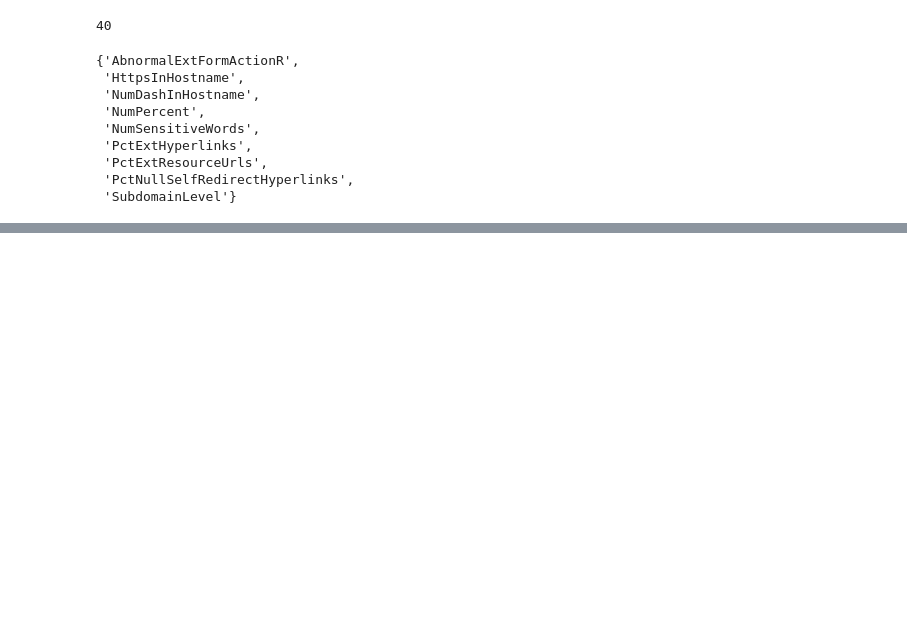
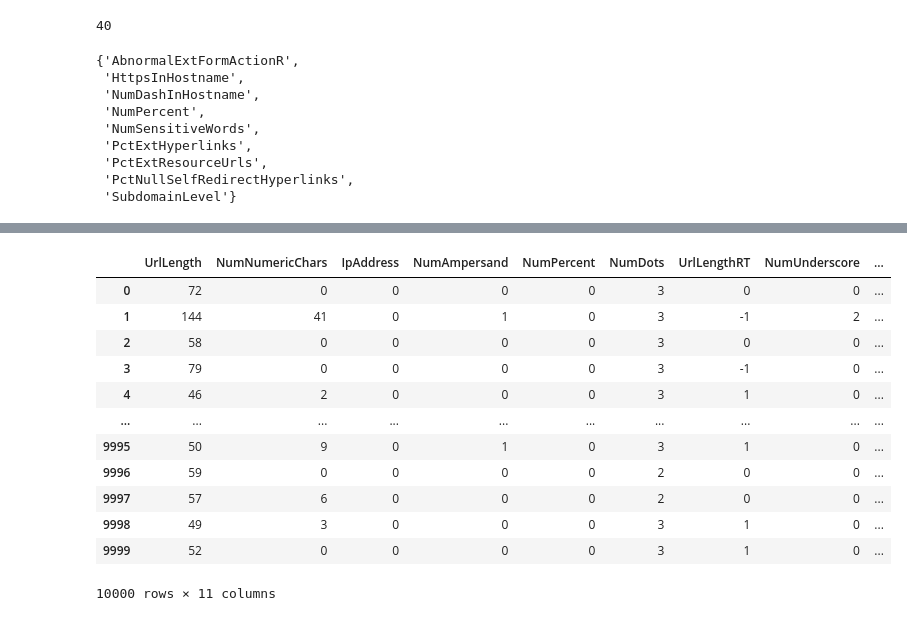
Before and after one commit to Ogierumua/phishing-website-project, a Jupyter notebook: Phishing_website.ipynb, the cells around one changed output, grey strips where cells are left out. Saved outputs shown, nothing was run; the diff lists cells and outputs as text; code cells hidden in the pictures; blank space fills up the shorter version.

```diff
--- a/Phishing_website.ipynb
+++ b/Phishing_website.ipynb
@@ -413,0 +437,3 @@ plt.show()
+# %%
+selected_data = phishing_data[all_selected_columns]
+selected_data.columns
@@ -413,0 +457,5 @@ plt.show()
+# %%
+#Selected relevant features from phishing_data into a new DataFrame for modeling
+model_data = selected_data[["UrlLength", "NumNumericChars", "IpAddress", "NumAmpersand", "NumPercent", "NumDots",
+                            "UrlLengthRT", "NumUnderscore", "NumQueryComponents", "NumHash", "QueryLength", "CLASS_LABEL" ]]
+model_data.head()
@@ -413,0 +474,20 @@ plt.show()
+# %%
+y = model_data["CLASS_LABEL"]
+x = model_data.drop(["CLASS_LABEL"], axis = 1)
+# %%
+# lets visualise x and y
+x
+# %% [output]
+|  | UrlLength | NumNumericChars | IpAddress | NumAmpersand | NumPercent | NumDots | UrlLengthRT | NumUnderscore | ... |
+| 0 | 72 | 0 | 0 | 0 | 0 | 3 | 0 | 0 | ... |
+| 1 | 144 | 41 | 0 | 1 | 0 | 3 | -1 | 2 | ... |
+| 2 | 58 | 0 | 0 | 0 | 0 | 3 | 0 | 0 | ... |
+| 3 | 79 | 0 | 0 | 0 | 0 | 3 | -1 | 0 | ... |
+| 4 | 46 | 2 | 0 | 0 | 0 | 3 | 1 | 0 | ... |
+| ... | ... | ... | ... | ... | ... | ... | ... | ... | ... |
+| 9995 | 50 | 9 | 0 | 1 | 0 | 3 | 1 | 0 | ... |
+| 9996 | 59 | 0 | 0 | 0 | 0 | 2 | 0 | 0 | ... |
+| 9997 | 57 | 6 | 0 | 0 | 0 | 2 | 0 | 0 | ... |
+| 9998 | 49 | 3 | 0 | 0 | 0 | 3 | 1 | 0 | ... |
+| 9999 | 52 | 0 | 0 | 0 | 0 | 3 | 1 | 0 | ... |
+10000 rows × 11 columns
```
Also changed, not shown: parts of 12 cells of this notebook.
